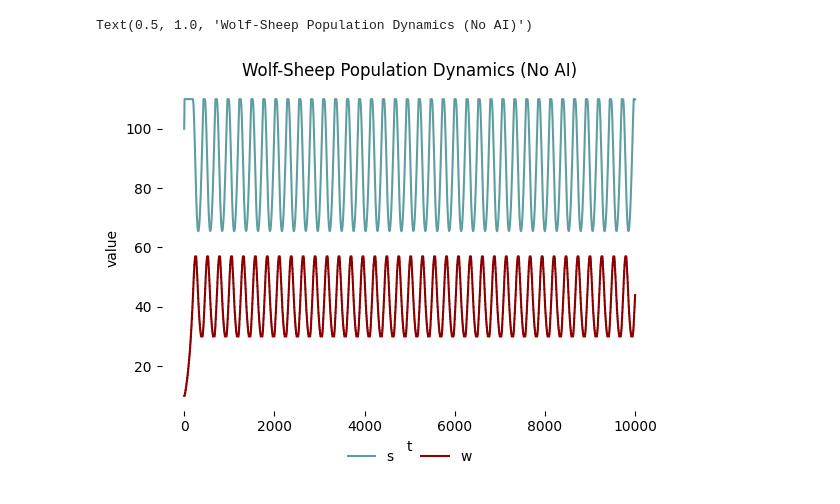
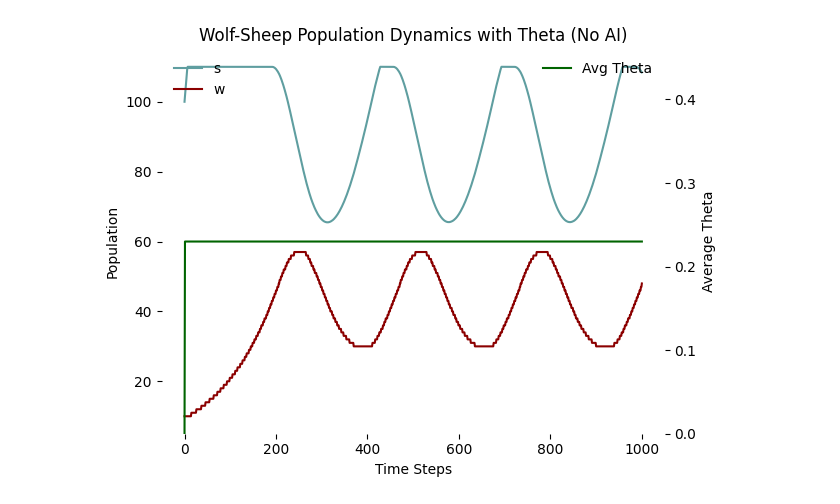
Before and after one commit to peterdresslar/do-android-wolves-dream-of-electric-sheep, a Jupyter notebook: notebooks/call_model.ipynb, the cells around one changed output. Cells and saved outputs as stored; diff of their text form; code cells hidden in the pictures.

Commit message:
average theta recording

```diff
--- a/notebooks/call_model.ipynb
+++ b/notebooks/call_model.ipynb
@@ -7,38 +7,63 @@ import pandas as pd
 import seaborn as sns
 
 sys.path.append(os.path.abspath(".."))
 
 # Fix the import path
 from model.model import run_coroutine
 
 # Run model with no_ai=True (note the correct keyword argument syntax)
 results = await run_coroutine(
-    steps=10000,
+    steps=1000,
     no_ai=True,
     theta_star=0.23
     )
 
 # Convert results to a DataFrame for plotting
 xdf = pd.DataFrame(
     {
         "t": list(range(len(results["sheep_history"]))),  # Use dictionary access with ["key"]
         "s": results["sheep_history"],                    # instead of .attribute
         "w": results["wolf_history"],
+        "avg theta": results["average_theta_history"],
     }
 )
 
-# Create the plot
+# Plot populations on left y-axis
+ax1 = plt.gca()
 sns.lineplot(
-    data=pd.melt(xdf, id_vars=["t"]),
+    data=pd.melt(xdf, id_vars=["t"], value_vars=["s", "w"]),
     x="t",
     y="value",
     hue="variable",
     palette=["cadetblue", "darkred"],
+    ax=ax1,
 )
-plt.legend(frameon=False, ncol=2, loc="lower center", bbox_to_anchor=(0.5, -0.2))
+
+# Plot average theta on right y-axis
+ax2 = ax1.twinx()
+sns.lineplot(
+    data=xdf,
+    x="t",
+    y="avg theta",
+    color="darkgreen",
+    ax=ax2,
+)
+
+# Set the y-axis limits for the right axis to make theta more visible
+# Scale to approximately 2x the max theta value
+max_theta = max(results["average_theta_history"])
+ax2.set_ylim(0, max_theta * 2)
+
+ax2.set_ylabel("Average Theta")
+
+# Customize the plot
+ax1.set_xlabel("Time Steps")
+ax1.set_ylabel("Population")
+ax1.legend(title="", loc="upper left", frameon=False)
+ax2.legend(["Avg Theta"], loc="upper right", frameon=False)
+
 sns.despine(left=True, bottom=True)
-plt.subplots_adjust(bottom=0.2)
-plt.title("Wolf-Sheep Population Dynamics (No AI)")
+plt.title("Wolf-Sheep Population Dynamics with Theta (No AI)")
+plt.tight_layout()
 # %% [output]
-Text(0.5, 1.0, 'Wolf-Sheep Population Dynamics (No AI)')
-[figure, old version]
+[figure, new version]
```
Also changed, not shown: 2 other files.
